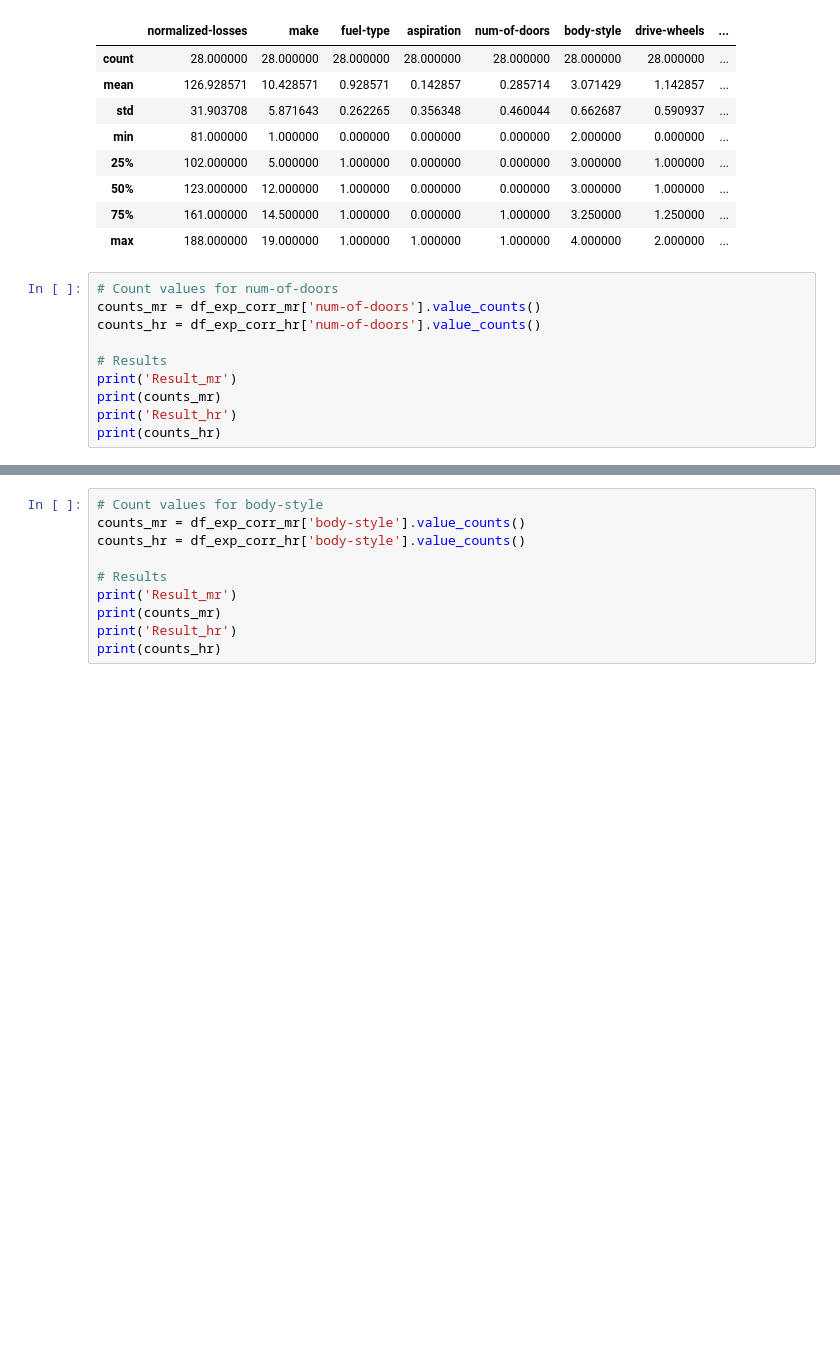
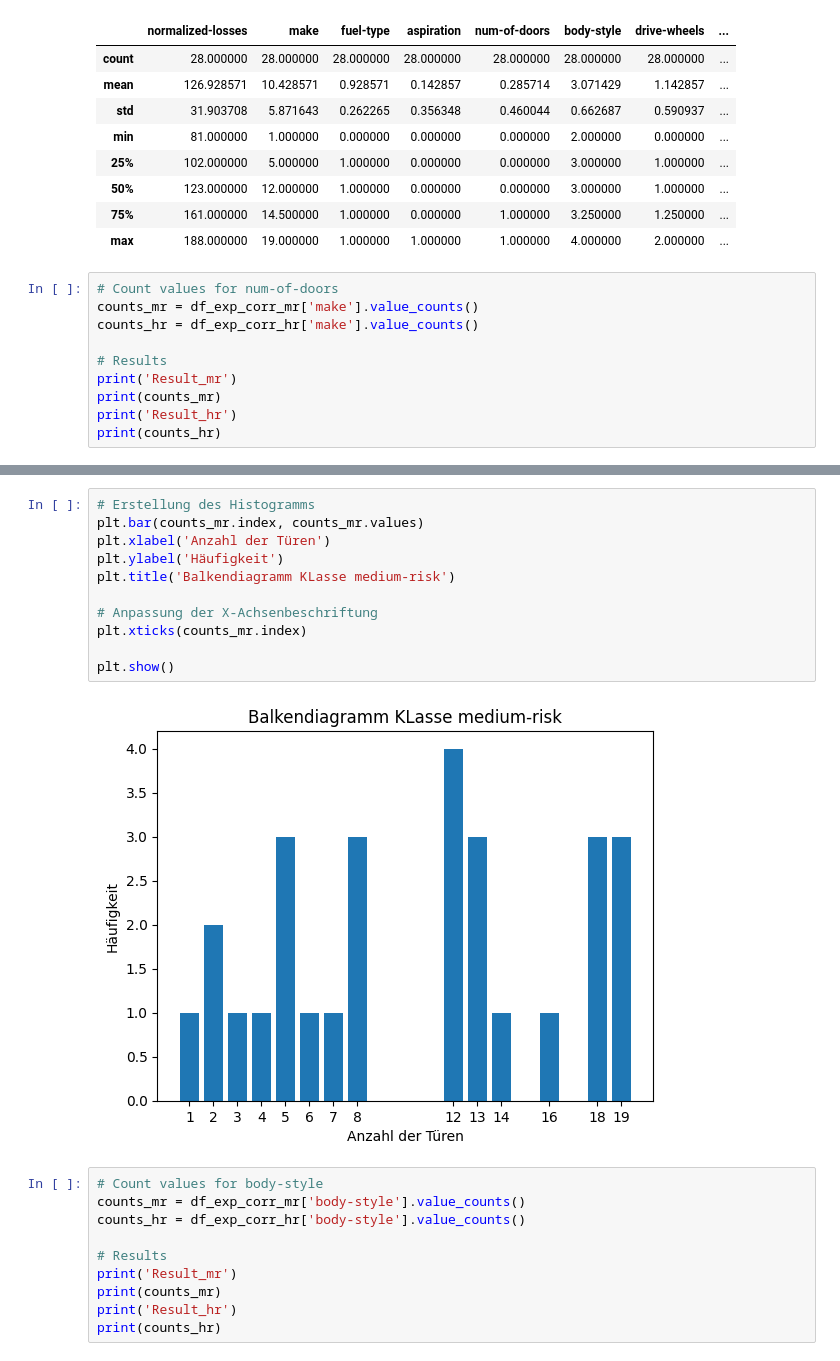
Before and after one commit to KingKai69/VisualAnalytics, a Jupyter notebook: VA_Classification.ipynb, the cells around one changed output, grey strips where cells are left out. Drawn from its saved outputs; the diff is of its cells as text; blank space fills up the shorter version.

```diff
--- a/VA_Classification.ipynb
+++ b/VA_Classification.ipynb
@@ -641,8 +646,8 @@ df_exp_corr_mr.describe()
 | max | 188.000000 | 19.000000 | 1.000000 | 1.000000 | 1.000000 | 4.000000 | 2.000000 | ... |
 # %%
 # Count values for num-of-doors
-counts_mr = df_exp_corr_mr['num-of-doors'].value_counts()
-counts_hr = df_exp_corr_hr['num-of-doors'].value_counts()
+counts_mr = df_exp_corr_mr['make'].value_counts()
+counts_hr = df_exp_corr_hr['make'].value_counts()
 
 # Results
 print('Result_mr')
@@ -661,3 +675,16 @@ Name: num-of-doors, dtype: int64
+# %%
+# Erstellung des Histogramms
+plt.bar(counts_mr.index, counts_mr.values)
+plt.xlabel('Anzahl der Türen')
+plt.ylabel('Häufigkeit')
+plt.title('Balkendiagramm KLasse medium-risk')
+
+# Anpassung der X-Achsenbeschriftung
+plt.xticks(counts_mr.index)
+
+plt.show()
+# %% [output]
+[figure, added]
 # %%
 # Count values for body-style
 counts_mr = df_exp_corr_mr['body-style'].value_counts()
```
Also changed, not shown: parts of 9 cells of this notebook, 2 other files.
